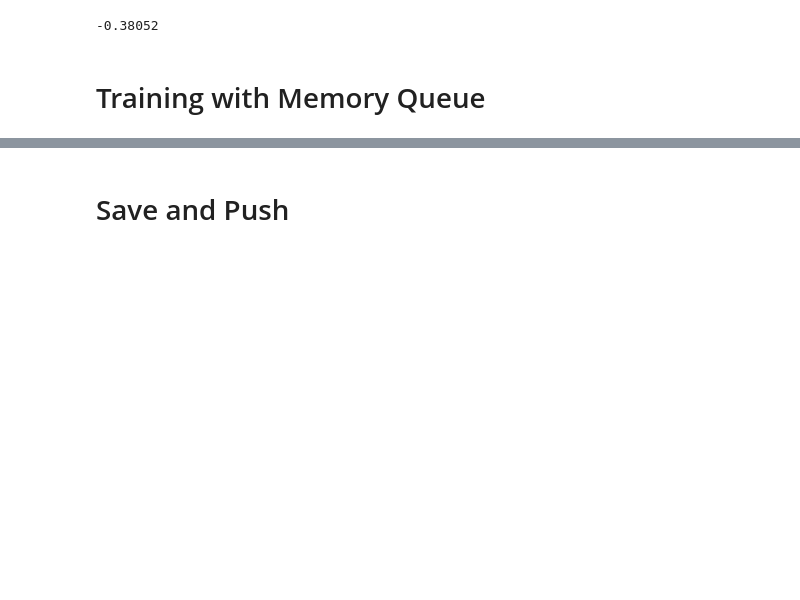
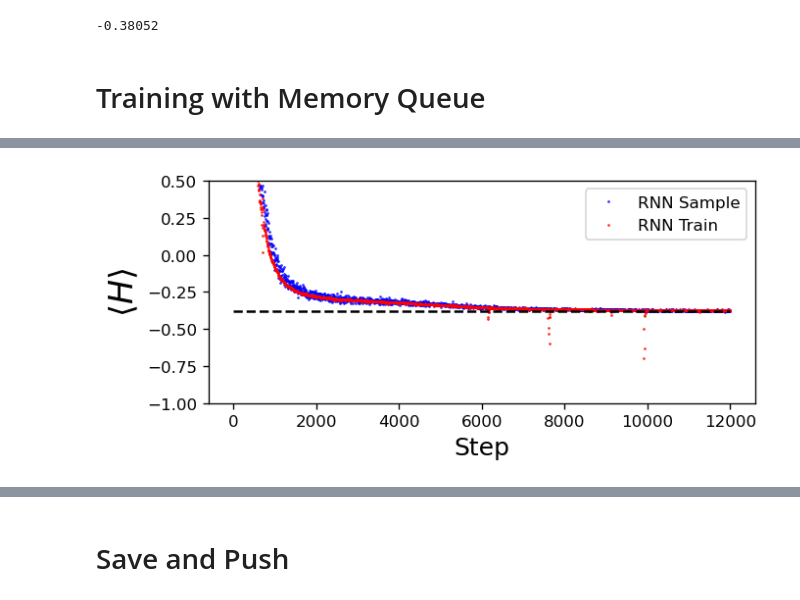
Before and after one commit to ksprague1/NN-QSR, a Jupyter notebook: RNN-QSR.ipynb, the cells around one changed output, grey strips where cells are left out. Drawn from its saved outputs; the diff is of its cells as text; code cells hidden in the pictures; blank space fills up the shorter version.

```diff
--- a/RNN-QSR.ipynb
+++ b/RNN-QSR.ipynb
@@ -805,0 +746,12 @@ print(np.sum(DEBUG[:,3]))
+# %%
+fig = plt.figure(1,figsize=(6,2.5), dpi=120, facecolor='w', edgecolor='k')
+plt.plot(DEBUG[:,5]/Lx/Ly,'bo',markersize=0.5,linewidth=0.0,markevery=5,label="RNN Sample")
+plt.plot(DEBUG[:,1]/Lx/Ly,'ro',markersize=0.5,linewidth=0.0,markevery=5,label="RNN Train")
+plt.plot([0,len(losses)],[exact_energy,exact_energy],'k--')
+plt.ylim(max(min(losses),-1),0.5)
+plt.xlabel("Step",fontsize=15)
+plt.ylabel("$\\langle H \\rangle$",fontsize=20)
+plt.legend(loc="best")
+plt.show()
+# %% [output]
+[figure, added]
```
Also changed, not shown: parts of 27 cells of this notebook.
